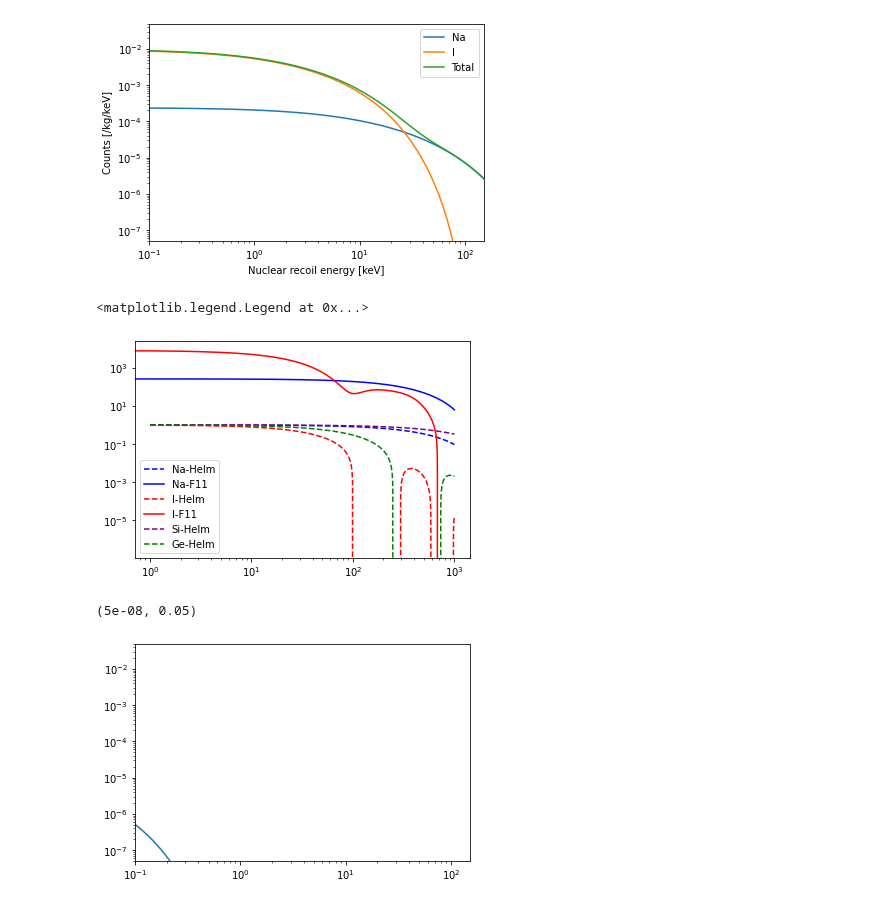
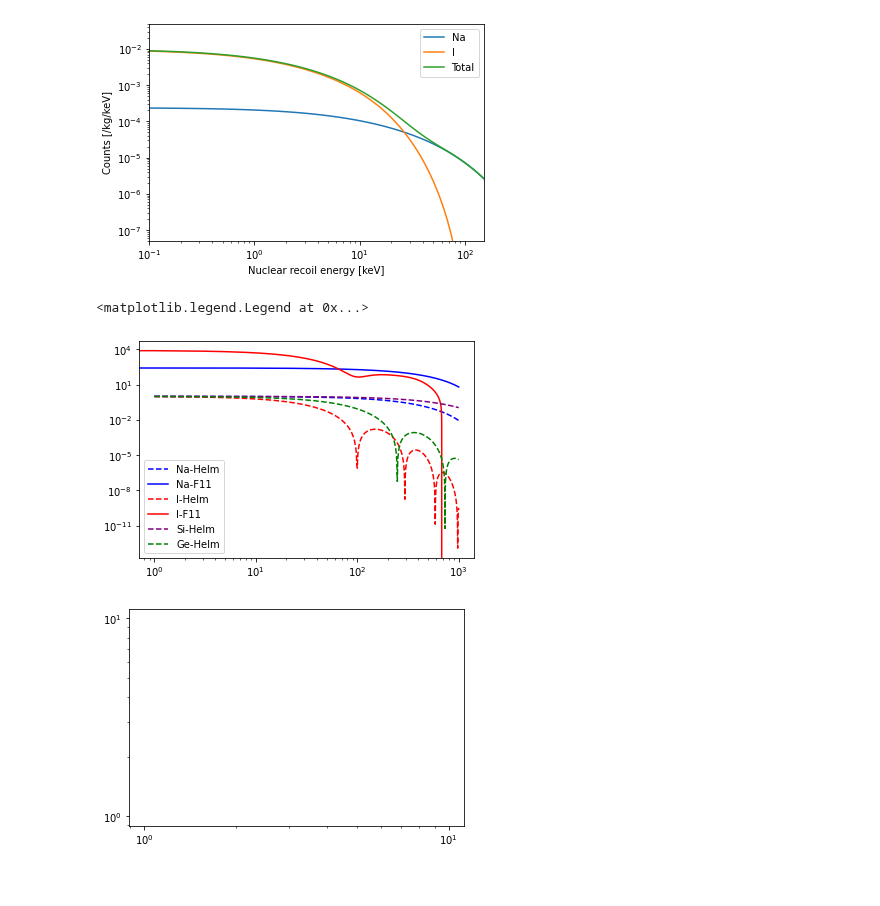
Before and after one commit to mjzurowski/sgm, a Jupyter notebook: Neutrino-test.ipynb, the cells around one changed output. Cells and saved outputs as stored; diff of their text form; code cells hidden in the pictures.

```diff
--- a/Neutrino-test.ipynb
+++ b/Neutrino-test.ipynb
@@ -57,22 +58,22 @@ Text(0, 0.5, 'Counts [/kg/keV]')
 # %%
 from targets.i import I
 from targets.na import Na
 from targets.si import Si
 from targets.ge import Ge
 ER = np.linspace(0,1000,1000)
-plt.plot(ER, Na().Helm(ER*1e3),label='Na-Helm',color = 'b', linestyle='--')
+plt.plot(ER, Na().Helm(ER*1e3)*Na().Helm(ER*1e3),label='Na-Helm',color = 'b', linestyle='--')
 plt.plot(ER, Na().F11(ER*1e3,1/np.sqrt(2),1/np.sqrt(2)),label='Na-F11',color = 'b', linestyle='-')
-plt.plot(ER, I().Helm(ER*1e3),label='I-Helm',color = 'r', linestyle='--')
+plt.plot(ER, I().Helm(ER*1e3)*I().Helm(ER*1e3),label='I-Helm',color = 'r', linestyle='--')
 plt.plot(ER, I().F11(ER*1e3,1/np.sqrt(2),1/np.sqrt(2)),label='I-F11',color = 'r', linestyle='-')
-plt.plot(ER, Si().Helm(ER*1e3),label='Si-Helm',color = 'purple', linestyle='--')
-plt.plot(ER, Ge().Helm(ER*1e3),label='Ge-Helm',color = 'green', linestyle='--')
+plt.plot(ER, Si().Helm(ER*1e3)*Si().Helm(ER*1e3),label='Si-Helm',color = 'purple', linestyle='--')
+plt.plot(ER, Ge().Helm(ER*1e3)*Ge().Helm(ER*1e3),label='Ge-Helm',color = 'green', linestyle='--')
 #plt.plot(ER, Si().F11(ER*1e3,1/np.sqrt(2),1/np.sqrt(2)),label='Si-F11',color = 'purple', linestyle='-')
 plt.xscale('log')
 plt.yscale('log')
 plt.legend()
 # %% [output]
 <matplotlib.legend.Legend at 0x...>
-[figure, old version]
+[figure, new version]
 # %%
 ## With DAMA detector response, need to be fixed
 ER = np.logspace(-1,3,100) # Nuclear recoil energy, units of keV
@@ -81,11 +82,10 @@ def DMRate(T,ER):
     return Model.dRdER(T,Ev,ER)
 ## Supernova neutrino flux
 #ER = np.logspace(-2,2,100) # observed energy, units of keV_ee
-plt.plot(ER,[Det.dRdE(DMRate,ERi) for ERi in ER])
+#plt.plot(ER,[Det.dRdE(DMRate,ERi) for ERi in ER])
 plt.xscale('log')
 plt.yscale('log')
-plt.xlim(1e-1,1.5e2)
-plt.ylim(5e-8, 5e-2)
+#plt.xlim(1e-1,1.5e2)
+#plt.ylim(5e-8, 5e-2)
 # %% [output]
-(5e-08, 0.05)
-[figure, old version]
+[figure, new version]
```
Also changed, not shown: parts of 3 cells of this notebook, 9 other files.
